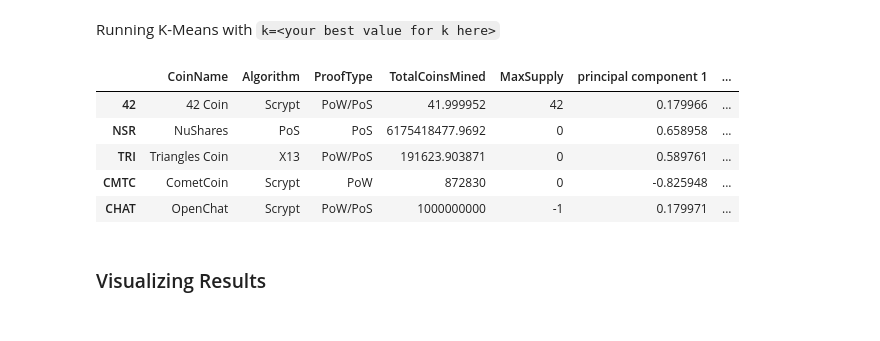
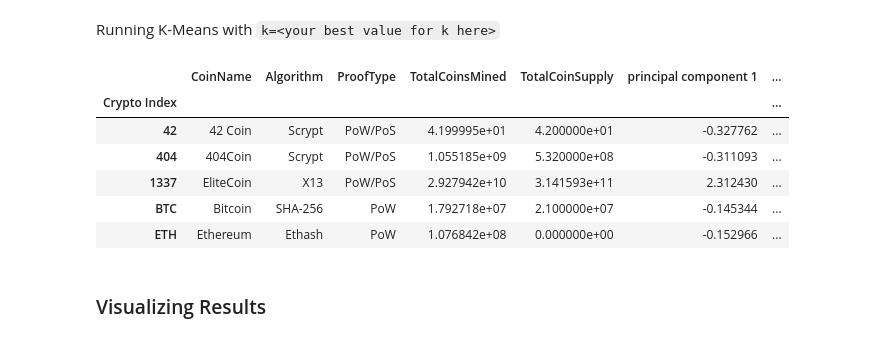
Before and after one commit to goods034/unit13-challenge, a Jupyter notebook: ClusteringCrypto/crypto_clustering.ipynb, the cells around one changed output. Saved outputs shown, nothing was run; the diff lists cells and outputs as text; code cells hidden in the pictures.

```diff
--- a/ClusteringCrypto/crypto_clustering.ipynb
+++ b/ClusteringCrypto/crypto_clustering.ipynb
@@ -14,11 +15,15 @@ from sklearn.cluster import KMeans
 ### Fetching Cryptocurrency Data
 # %%
 # Use the following endpoint to fetch json data
-url = "https://min-api.cryptocompare.com/data/all/coinlist"
-r = requests.get(url)
-crypto_data = r.json()['Data']
+#url = "https://min-api.cryptocompare.com/data/all/coinlist"
+#r = requests.get(url)
+#crypto_data = r.json()['Data']
+file_path = Path("./Resources/crypto_data.csv")
 # %%
 # Create a DataFrame
-crypto_df = pd.DataFrame(crypto_data).T
+#crypto_df = pd.DataFrame(crypto_data).T
+crypto_df = pd.read_csv(file_path)
+crypto_df.set_index('Unnamed: 0', inplace=True)
+crypto_df.index.names = ['Crypto Index']
 crypto_df.head()
 # %% [output]
@@ -34,7 +39,7 @@ crypto_df.head()
 # %%
 # Keep only necessary columns:
 # 'CoinName','Algorithm','IsTrading','ProofType','TotalCoinsMined','TotalCoinSupply'
-crypto_df = crypto_df[['CoinName','Algorithm','IsTrading','ProofType','TotalCoinsMined','MaxSupply']]
+crypto_df = crypto_df[['CoinName','Algorithm','IsTrading','ProofType','TotalCoinsMined','TotalCoinSupply']]
 # %%
 # Keep only cryptocurrencies that are trading
 crypto_df = crypto_df[crypto_df.IsTrading.eq(True)]
@@ -93,8 +80,5 @@ crypto_df.dropna(inplace=True)
 # %%
 # Remove rows with cryptocurrencies having no coins mined
 crypto_df= crypto_df[crypto_df.TotalCoinsMined != 0]
-crypto_df
-
-for i in crypto_df['MaxSupply']
-    print i
+crypto_df.head()
 # %% [output]
@@ -254,22 +240,26 @@ df_elbow.hvplot.line(x="k", y="inertia", title="Elbow Curve", xticks=k)
 Running K-Means with `k=<your best value for k here>`
 # %%
 # Initialize the K-Means model
-crypto_model = KMeans(n_clusters=5, random_state=5)
+crypto_model = KMeans(n_clusters=4, random_state=5)
 # Fit the model
 crypto_model.fit(df_crypto_pca)
 # Predict clusters
 predictions = crypto_model.predict(df_crypto_pca)
 # Create a new DataFrame including predicted clusters and cryptocurrencies features
 final_crpyto_table = pd.concat([crypto_df, df_crypto_pca], axis = 1)
+#added Class
 final_crpyto_table["Class"] = crypto_model.labels_
+final_crpyto_table['TotalCoinSupply'] = final_crpyto_table['TotalCoinSupply'].astype(float, errors = 'raise')
+hv_crypto = final_crpyto_table
 final_crpyto_table.head()
 # %% [output]
-|  | CoinName | Algorithm | ProofType | TotalCoinsMined | MaxSupply | principal component 1 | ... |
-| 42 | 42 Coin | Scrypt | PoW/PoS | 41.999952 | 42 | 0.179966 | ... |
-| NSR | NuShares | PoS | PoS | 6175418477.9692 | 0 | 0.658958 | ... |
-| TRI | Triangles Coin | X13 | PoW/PoS | 191623.903871 | 0 | 0.589761 | ... |
-| CMTC | CometCoin | Scrypt | PoW | 872830 | 0 | -0.825948 | ... |
-| CHAT | OpenChat | Scrypt | PoW/PoS | 1000000000 | -1 | 0.179971 | ... |
+|  | CoinName | Algorithm | ProofType | TotalCoinsMined | TotalCoinSupply | principal component 1 | ... |
+| Crypto Index |  |  |  |  |  |  | ... |
+| 42 | 42 Coin | Scrypt | PoW/PoS | 4.199995e+01 | 4.200000e+01 | -0.327762 | ... |
+| 404 | 404Coin | Scrypt | PoW/PoS | 1.055185e+09 | 5.320000e+08 | -0.311093 | ... |
+| 1337 | EliteCoin | X13 | PoW/PoS | 2.927942e+10 | 3.141593e+11 | 2.312430 | ... |
+| BTC | Bitcoin | SHA-256 | PoW | 1.792718e+07 | 2.100000e+07 | -0.145344 | ... |
+| ETH | Ethereum | Ethash | PoW | 1.076842e+08 | 0.000000e+00 | -0.152966 | ... |
 # %% [markdown]
 ### Visualizing Results
 # %% [markdown]
```
Also changed, not shown: parts of 18 cells of this notebook.
